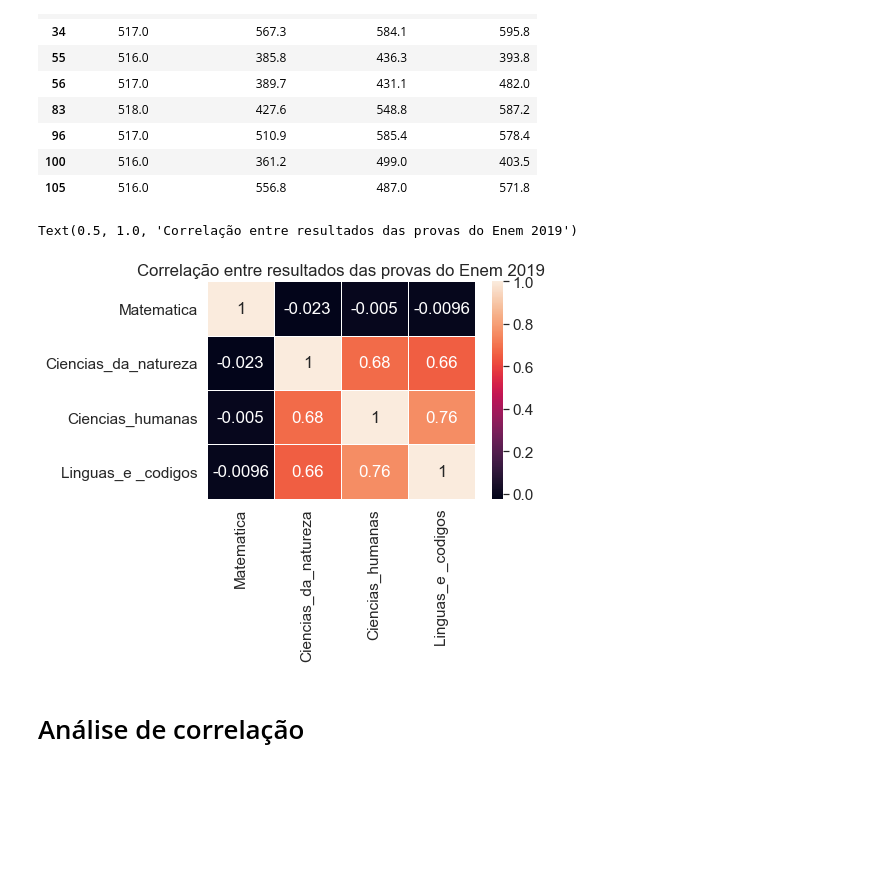
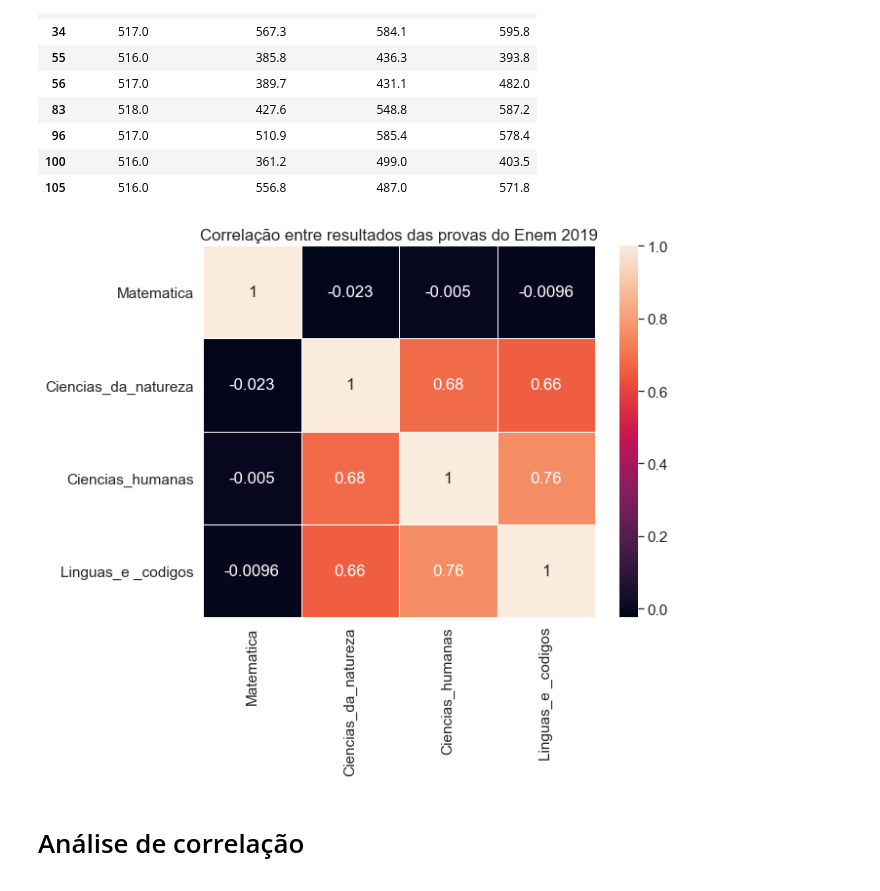
Before and after one commit to matheusmvl/ms-challenge-2021, a Jupyter notebook: projeto/analise_microdados_enem2019.ipynb, the cells around one changed output. Drawn from its saved outputs; the diff is of its cells as text; code cells hidden in the pictures; blank space fills up the shorter version.

Commit message:
Update analise_microdados_enem2019.ipynb
Inserção de novos resultados

```diff
--- a/projeto/analise_microdados_enem2019.ipynb
+++ b/projeto/analise_microdados_enem2019.ipynb
@@ -60,11 +60,12 @@ notas_provas.head(n=10)
 relacao_notas = notas_provas.corr()
 # %%
 sns.set(font_scale=1.4)
+f, ax = plt.subplots(figsize=(9, 7))
 ax = sns.heatmap(relacao_notas, linewidths=.5, annot=True)
 ax.set_title('Correlação entre resultados das provas do Enem 2019')
+plt.show()
 # %% [output]
-Text(0.5, 1.0, 'Correlação entre resultados das provas do Enem 2019')
-[figure, old version]
+[figure, new version]
 # %% [markdown]
 # Análise de correlação
 
```
Also changed, not shown: parts of 19 cells of this notebook.
